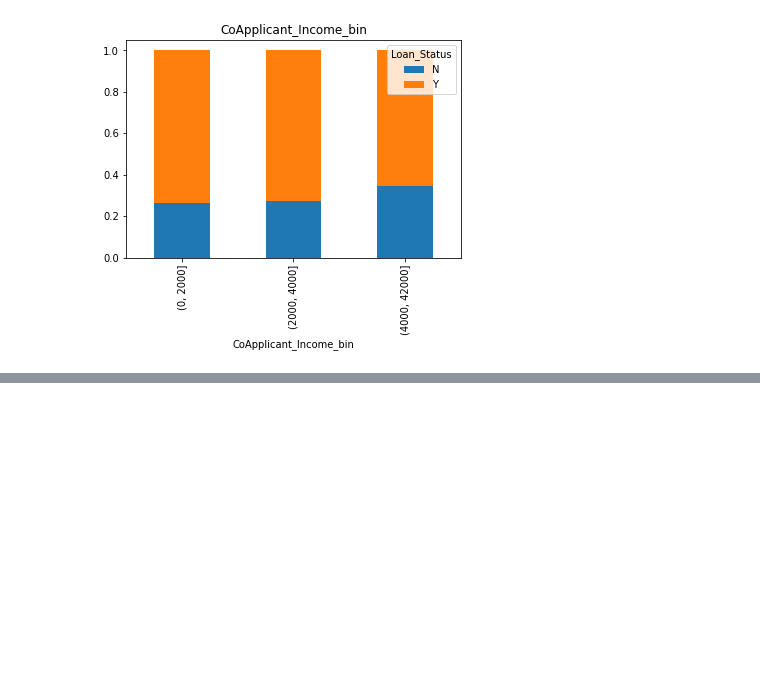
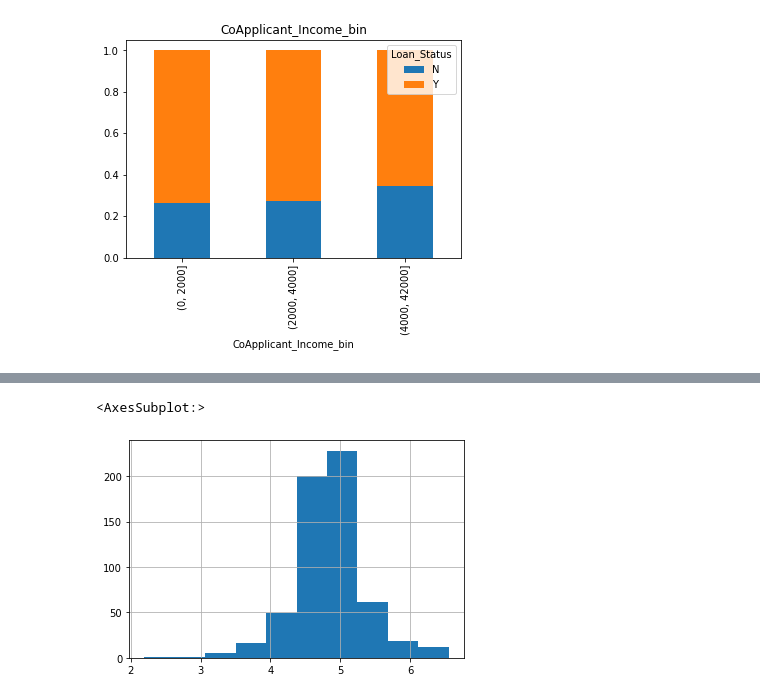
Before and after one commit to Sunnypatil002/Mini-project02, a Jupyter notebook: vision.ipynb, the cells around one changed output, grey strips where cells are left out. Saved outputs shown, nothing was run; the diff lists cells and outputs as text; code cells hidden in the pictures; blank space fills up the shorter version.

```diff
--- a/vision.ipynb
+++ b/vision.ipynb
@@ -167,0 +173,7 @@ CoApplicant_Income_bin.div(CoApplicant_Income_bin.sum(1).astype(float),axis=0).p
+# %%
+train['LoanAmount_Log'] = np.log(train['LoanAmount'])
+train['LoanAmount_Log'].hist()
+# test['loanAmount_Log'] = np.log(test['LoanAmount'])
+# %% [output]
+<AxesSubplot:>
+[figure, added]
```
Also changed, not shown: parts of 4 cells of this notebook, 4 other files.
